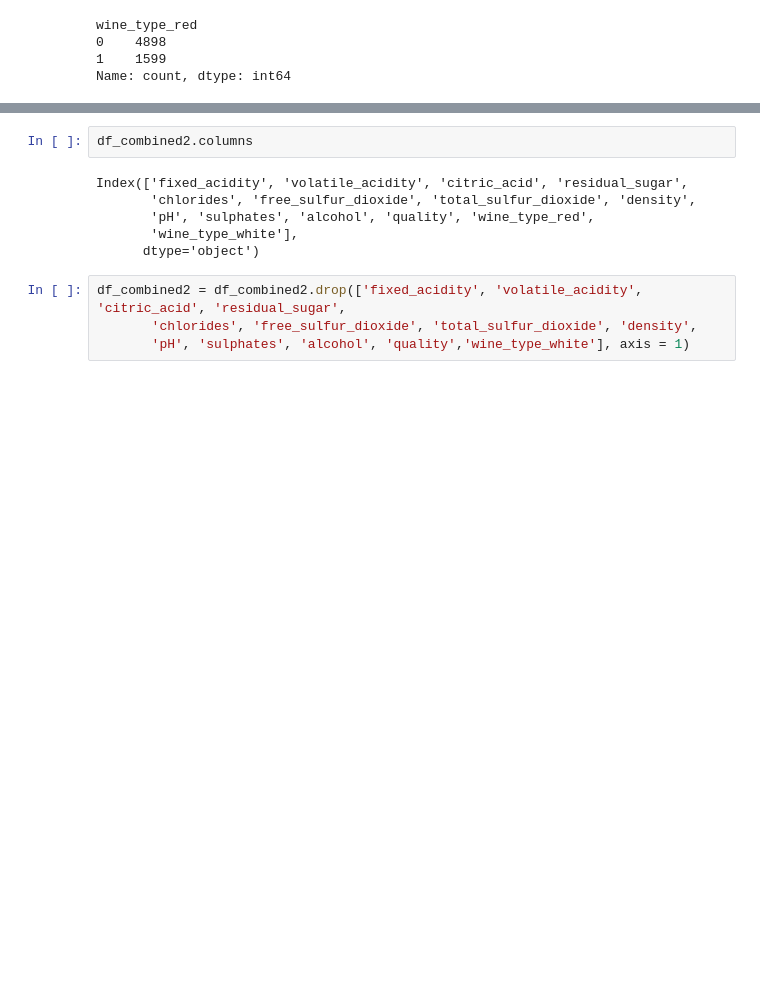
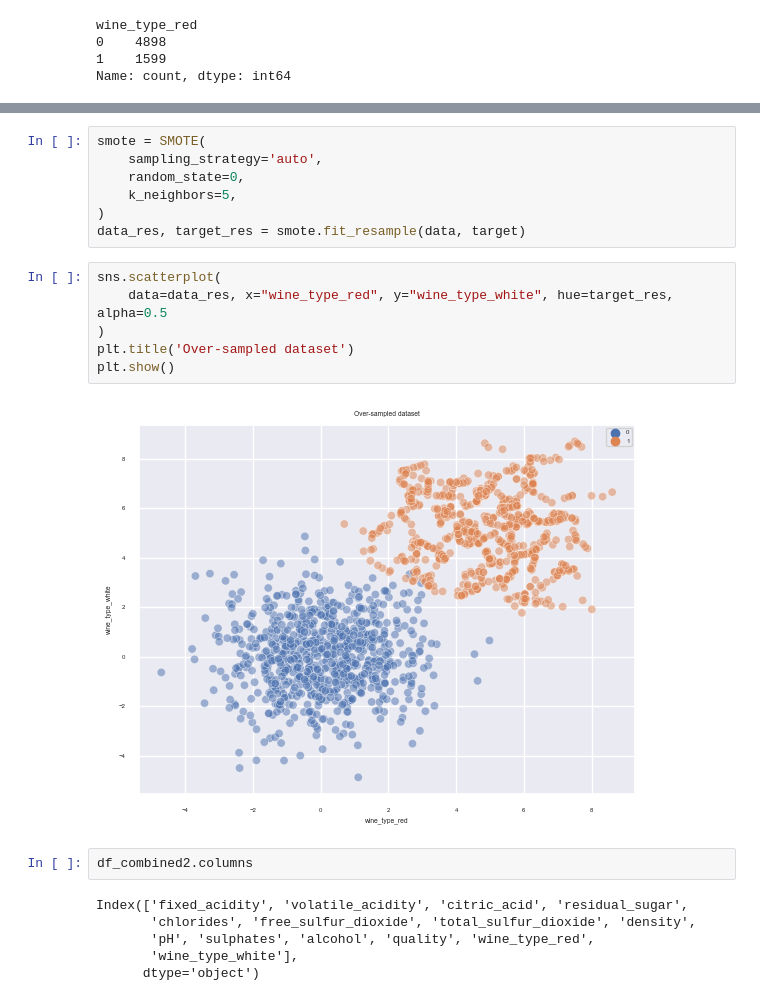
Before and after one commit to Berli85/Project4_Team2, a Jupyter notebook: combined_dataset/machine_learning_classification.ipynb, the cells around one changed output, grey strips where cells are left out. Drawn from its saved outputs; the diff is of its cells as text; blank space fills up the shorter version.

Commit message:
Attempted to perform smote

```diff
--- a/combined_dataset/machine_learning_classification.ipynb
+++ b/combined_dataset/machine_learning_classification.ipynb
@@ -269,3 +295,18 @@ Name: count, dtype: int64
+# %%
+smote = SMOTE(
+    sampling_strategy='auto',
+    random_state=0,
+    k_neighbors=5,
+)
+data_res, target_res = smote.fit_resample(data, target)
+# %%
+sns.scatterplot(
+    data=data_res, x="wine_type_red", y="wine_type_white", hue=target_res, alpha=0.5
+)
+plt.title('Over-sampled dataset')
+plt.show()
+# %% [output]
+[figure, added]
 # %%
 df_combined2.columns
 # %% [output]
@@ -274,10 +315,6 @@ Index(['fixed_acidity', 'volatile_acidity', 'citric_acid', 'residual_sugar',
        'pH', 'sulphates', 'alcohol', 'quality', 'wine_type_red',
        'wine_type_white'],
       dtype='object')
-# %%
-df_combined2 = df_combined2.drop(['fixed_acidity', 'volatile_acidity', 'citric_acid', 'residual_sugar',
-       'chlorides', 'free_sulfur_dioxide', 'total_sulfur_dioxide', 'density',
-       'pH', 'sulphates', 'alcohol', 'quality','wine_type_white'], axis = 1)
 # %%
 df_combined2.value_counts()
 # %% [output]
```
Also changed, not shown: parts of 27 cells of this notebook.
